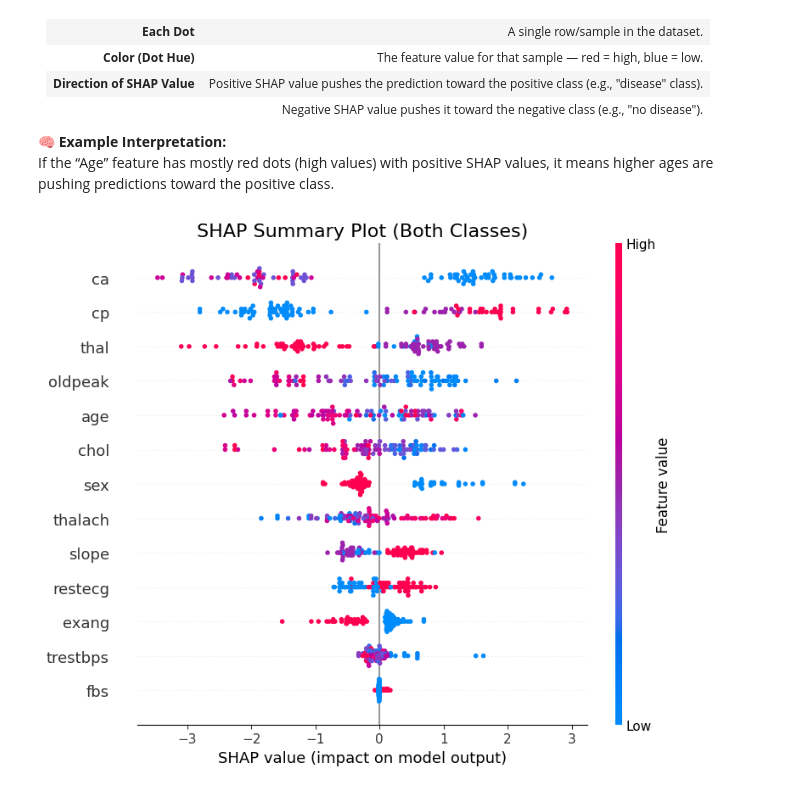
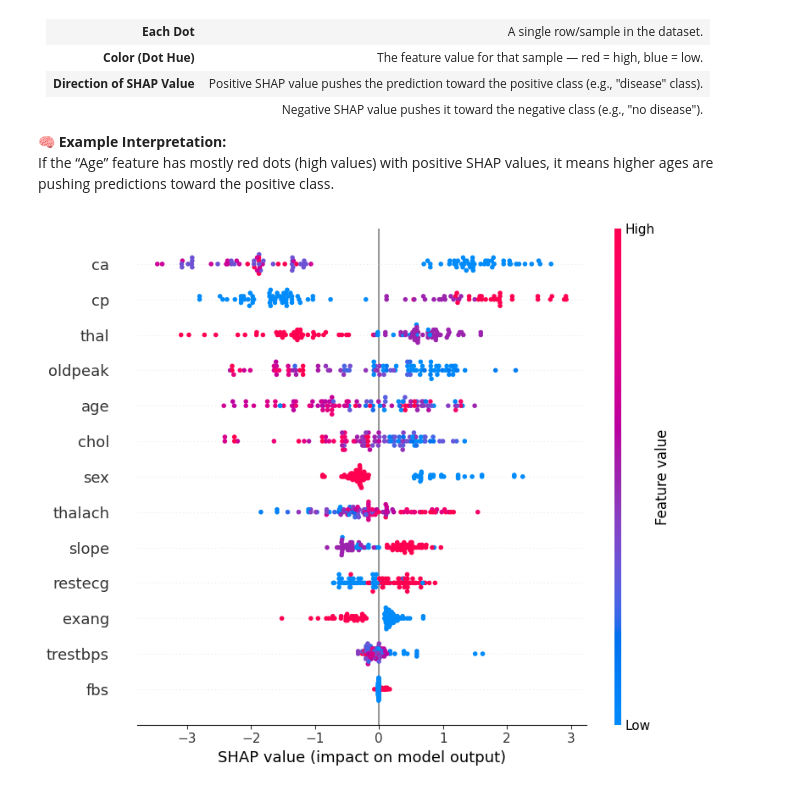
Before and after one commit to Moji131/decision_tree_tutorial, a Jupyter notebook: 04_xgboost_classification.ipynb, the cells around one changed output. Drawn from its saved outputs; the diff is of its cells as text; code cells hidden in the pictures.

```diff
--- a/04_xgboost_classification.ipynb
+++ b/04_xgboost_classification.ipynb
@@ -79,11 +79,11 @@ X_train, X_test, y_train, y_test = train_test_split(X, y, test_size=0.3, random_
 
 The `n_estimators` parameter defines the number of boosting rounds (trees). Increasing it can improve performance but might lead to overfitting.
 # %%
-estimators = [150, 200, 300, 500]
+estimators = [3, 5, 25, 30, 35, 50, 100, 150, 200]
 train_scores, test_scores = [], []
 
 for n in estimators:
-    clf = XGBClassifier(n_estimators=n, eval_metric='logloss')
+    clf = XGBClassifier(n_estimators=n, learning_rate=0.002,  eval_metric='logloss')
     clf.fit(X_train, y_train)
     train_scores.append(accuracy_score(y_train, clf.predict(X_train)))
     test_scores.append(accuracy_score(y_test, clf.predict(X_test)))
@@ -208,18 +208,12 @@ The SHAP summary plot visualizes how each feature contributes to the model's out
 **🧠 Example Interpretation:**
 If the “Age” feature has mostly red dots (high values) with positive SHAP values, it means higher ages are pushing predictions toward the positive class.
 # %%
-import matplotlib.pyplot as plt
 import shap
 
-# Compute SHAP values for both classes
-explainer = shap.TreeExplainer(final_clf, X_train)
-shap_values = explainer.shap_values(X_test[:100])
+explainer = shap.Explainer(final_clf, X_train)
+n_datapoints = 100
+shap_values = explainer(X_test[:n_datapoints])
 
-# Increase figure size and adjust layout
-plt.figure(figsize=(10, 6))
-shap.summary_plot(shap_values, X_test[:100], show=False)
-plt.title("SHAP Summary Plot (Both Classes)", fontsize=16)
-plt.tight_layout()
-plt.show()
+shap.summary_plot(shap_values, X_test[:n_datapoints])
 # %% [output]
-[figure, old version]
+[figure, new version]
```
Also changed, not shown: parts of 2 cells of this notebook, 22 other files.
